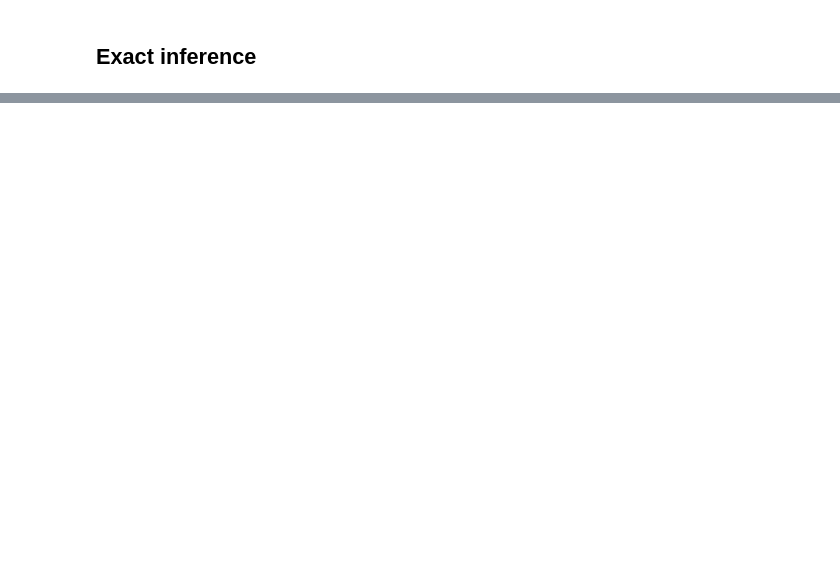
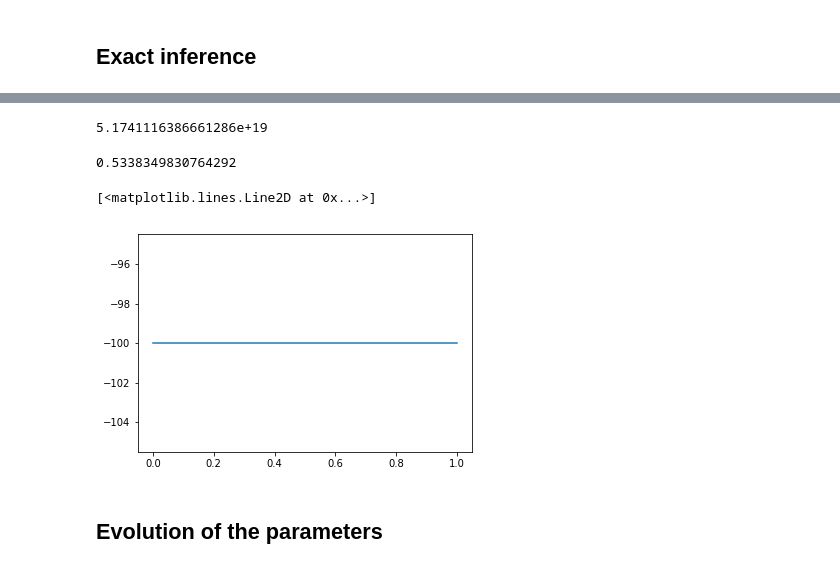
Before and after one commit to nhat-le/6-435-project, a Jupyter notebook: behrens_simulation.ipynb, the cells around one changed output, grey strips where cells are left out. Saved outputs shown, nothing was run; the diff lists cells and outputs as text; code cells hidden in the pictures; blank space fills up the shorter version.

```diff
--- a/behrens_simulation.ipynb
+++ b/behrens_simulation.ipynb
@@ -59,3 +76,17 @@ def py_given_r(y, r):
         return r
     else:
         return 1 - r
+# %%
+# Set up a grid of r, v, k
+rvals = np.linspace(0, 1, 10)
+vvals = np.linspace(-10, 0, 10)
+kvals = np.linspace(-10, 0, 10)
+rgrid, vgrid, kgrid = np.meshgrid(rvals, vvals, kvals, indexing='ij')
+
+#print(r, v, k, i)
+dv = vvals[1] - vvals[0]
+dr = rvals[1] - rvals[0]
+
+
+# Set up the probability grid
+posterior_arr = np.ones_like(rgrid)
@@ -61,0 +179,16 @@ def py_given_r(y, r):
+# %%
+results = np.ones((len(rvals), len(vvals), len(kvals), len(outcomes))) * -1
+
+start = time.time()
+for t in range(30):
+    print(t)
+    for ir, r1 in enumerate(rvals):
+        for iv, v1 in enumerate(vvals):
+            for im, k1 in enumerate(kvals):
+                find_posterior_fast(ir, iv, im, outcomes, t, results)
+
+    # Normalize
+    results[:,:,:,t] = results[:,:,:,t] / np.sum(results[:,:,:,t])
+
+end = time.time()
+print('Elapsed time is ', end - start)
@@ -61,0 +220,21 @@ def py_given_r(y, r):
+# %%
+firsti = results[0,:,:,49]
+np.sum(firsti)
+# %% [output]
+5.1741116386661286e+19
+# %%
+np.sum(i_prob / np.sum(i_prob) * rvals)
+# %% [output]
+0.5338349830764292
+# %%
+endres = results[:,:,:,49]
+# Marginalize out v and k
+i_prob = np.sum(endres, axis=(0,1))
+i_prob / np.sum(i_prob)
+plt.figure()
+plt.plot(rvals,i_prob)
+# %% [output]
+[<matplotlib.lines.Line2D at 0x...>]
+[figure, added]
+# %% [markdown]
+## Evolution of the parameters
```
Also changed, not shown: parts of 17 cells of this notebook.
